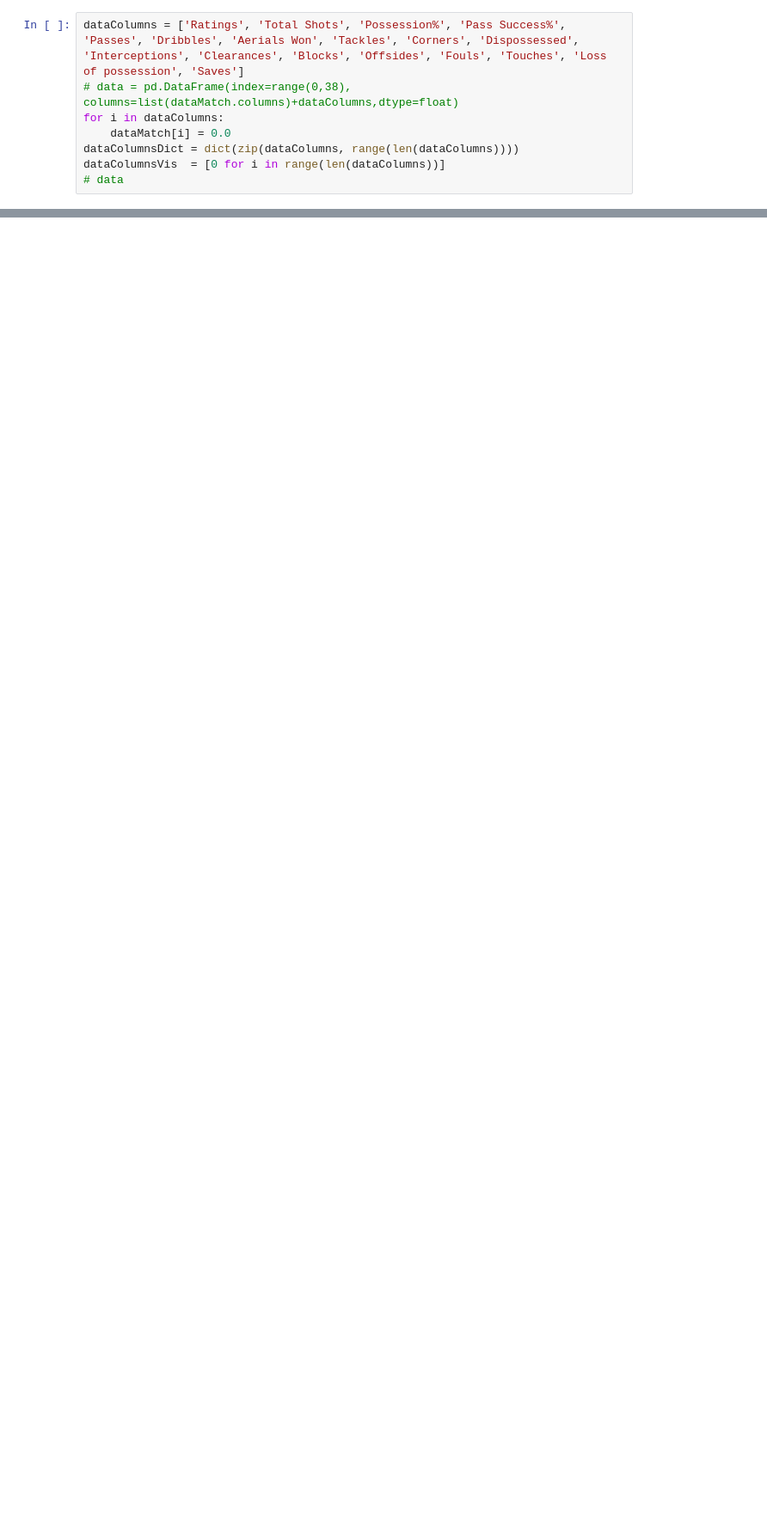
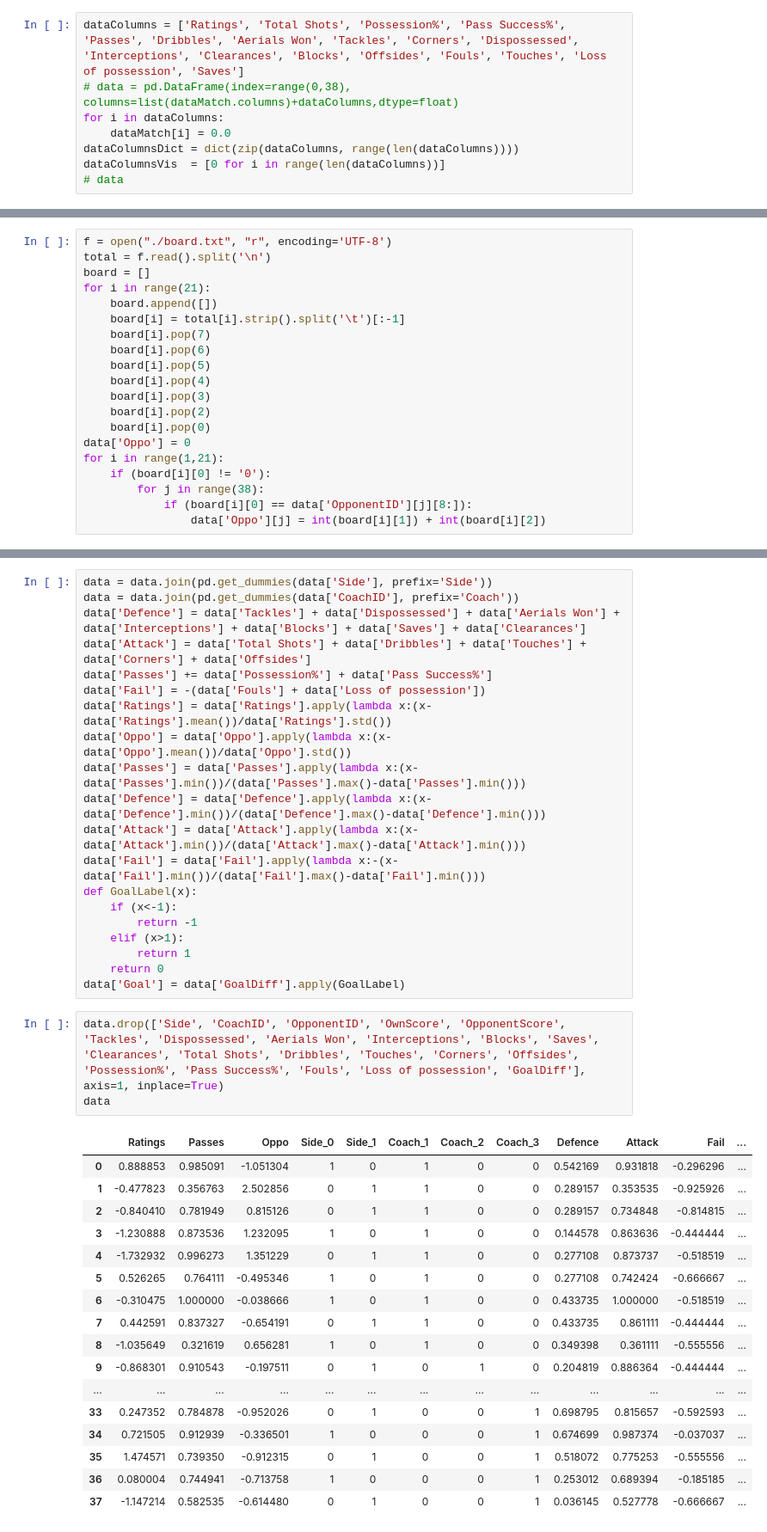
Before and after one commit to GZNGroup/2020MCM-ICM, a Jupyter notebook: 2020_Weekend1_Problems/matches.ipynb, the cells around one changed output, grey strips where cells are left out. Shown at 86% size. Saved outputs shown, nothing was run; the diff lists cells and outputs as text; blank space fills up the shorter version.

```diff
--- a/2020_Weekend1_Problems/matches.ipynb
+++ b/2020_Weekend1_Problems/matches.ipynb
@@ -77,6 +69,26 @@ for i in range(0,38):
     findkeys(file1, i)
     findkeys(file2, i)
 data = dataMatch
+# %%
+f = open("./board.txt", "r", encoding='UTF-8')
+total = f.read().split('\n')
+board = []
+for i in range(21):
+    board.append([])
+    board[i] = total[i].strip().split('\t')[:-1]
+    board[i].pop(7)
+    board[i].pop(6)
+    board[i].pop(5)
+    board[i].pop(4)
+    board[i].pop(3)
+    board[i].pop(2)
+    board[i].pop(0)
+data['Oppo'] = 0
+for i in range(1,21):
+    if (board[i][0] != '0'):
+        for j in range(38):
+            if (board[i][0] == data['OpponentID'][j][8:]):
+                data['Oppo'][j] = int(board[i][1]) + int(board[i][2])
 # %%
 data = data.sort_index(by=['MatchID'], axis=0, ascending = True)
 data.index = range(38)
@@ -103,0 +115,41 @@ data
+# %%
+data = data.join(pd.get_dummies(data['Side'], prefix='Side'))
+data = data.join(pd.get_dummies(data['CoachID'], prefix='Coach'))
+data['Defence'] = data['Tackles'] + data['Dispossessed'] + data['Aerials Won'] + data['Interceptions'] + data['Blocks'] + data['Saves'] + data['Clearances']
+data['Attack'] = data['Total Shots'] + data['Dribbles'] + data['Touches'] + data['Corners'] + data['Offsides']
+data['Passes'] += data['Possession%'] + data['Pass Success%']
+data['Fail'] = -(data['Fouls'] + data['Loss of possession'])
+data['Ratings'] = data['Ratings'].apply(lambda x:(x-data['Ratings'].mean())/data['Ratings'].std())
+data['Oppo'] = data['Oppo'].apply(lambda x:(x-data['Oppo'].mean())/data['Oppo'].std())
+data['Passes'] = data['Passes'].apply(lambda x:(x-data['Passes'].min())/(data['Passes'].max()-data['Passes'].min()))
+data['Defence'] = data['Defence'].apply(lambda x:(x-data['Defence'].min())/(data['Defence'].max()-data['Defence'].min()))
+data['Attack'] = data['Attack'].apply(lambda x:(x-data['Attack'].min())/(data['Attack'].max()-data['Attack'].min()))
+data['Fail'] = data['Fail'].apply(lambda x:-(x-data['Fail'].min())/(data['Fail'].max()-data['Fail'].min()))
+def GoalLabel(x):
+    if (x<-1):
+        return -1
+    elif (x>1):
+        return 1
+    return 0
+data['Goal'] = data['GoalDiff'].apply(GoalLabel)
+# %%
+data.drop(['Side', 'CoachID', 'OpponentID', 'OwnScore', 'OpponentScore', 'Tackles', 'Dispossessed', 'Aerials Won', 'Interceptions', 'Blocks', 'Saves', 'Clearances', 'Total Shots', 'Dribbles', 'Touches', 'Corners', 'Offsides', 'Possession%', 'Pass Success%', 'Fouls', 'Loss of possession', 'GoalDiff'], axis=1, inplace=True)
+data
+# %% [output]
+|  | Ratings | Passes | Oppo | Side_0 | Side_1 | Coach_1 | Coach_2 | Coach_3 | Defence | Attack | Fail | ... |
+| 0 | 0.888853 | 0.985091 | -1.051304 | 1 | 0 | 1 | 0 | 0 | 0.542169 | 0.931818 | -0.296296 | ... |
+| 1 | -0.477823 | 0.356763 | 2.502856 | 0 | 1 | 1 | 0 | 0 | 0.289157 | 0.353535 | -0.925926 | ... |
+| 2 | -0.840410 | 0.781949 | 0.815126 | 0 | 1 | 1 | 0 | 0 | 0.289157 | 0.734848 | -0.814815 | ... |
+| 3 | -1.230888 | 0.873536 | 1.232095 | 1 | 0 | 1 | 0 | 0 | 0.144578 | 0.863636 | -0.444444 | ... |
+| 4 | -1.732932 | 0.996273 | 1.351229 | 0 | 1 | 1 | 0 | 0 | 0.277108 | 0.873737 | -0.518519 | ... |
+| 5 | 0.526265 | 0.764111 | -0.495346 | 1 | 0 | 1 | 0 | 0 | 0.277108 | 0.742424 | -0.666667 | ... |
+| 6 | -0.310475 | 1.000000 | -0.038666 | 1 | 0 | 1 | 0 | 0 | 0.433735 | 1.000000 | -0.518519 | ... |
+| 7 | 0.442591 | 0.837327 | -0.654191 | 0 | 1 | 1 | 0 | 0 | 0.433735 | 0.861111 | -0.444444 | ... |
+| 8 | -1.035649 | 0.321619 | 0.656281 | 1 | 0 | 1 | 0 | 0 | 0.349398 | 0.361111 | -0.555556 | ... |
+| 9 | -0.868301 | 0.910543 | -0.197511 | 0 | 1 | 0 | 1 | 0 | 0.204819 | 0.886364 | -0.444444 | ... |
+| ... | ... | ... | ... | ... | ... | ... | ... | ... | ... | ... | ... | ... |
+| 33 | 0.247352 | 0.784878 | -0.952026 | 0 | 1 | 0 | 0 | 1 | 0.698795 | 0.815657 | -0.592593 | ... |
+| 34 | 0.721505 | 0.912939 | -0.336501 | 1 | 0 | 0 | 0 | 1 | 0.674699 | 0.987374 | -0.037037 | ... |
+| 35 | 1.474571 | 0.739350 | -0.912315 | 0 | 1 | 0 | 0 | 1 | 0.518072 | 0.775253 | -0.555556 | ... |
+| 36 | 0.080004 | 0.744941 | -0.713758 | 1 | 0 | 0 | 0 | 1 | 0.253012 | 0.689394 | -0.185185 | ... |
+| 37 | -1.147214 | 0.582535 | -0.614480 | 0 | 1 | 0 | 0 | 1 | 0.036145 | 0.527778 | -0.666667 | ... |
```
Also changed, not shown: parts of 4 cells of this notebook, 4 other files.
